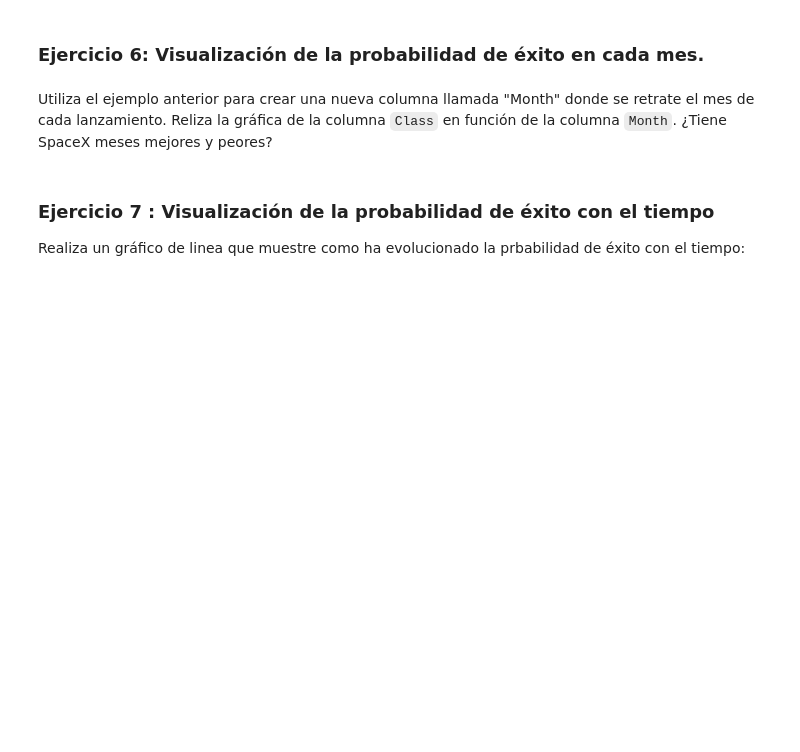
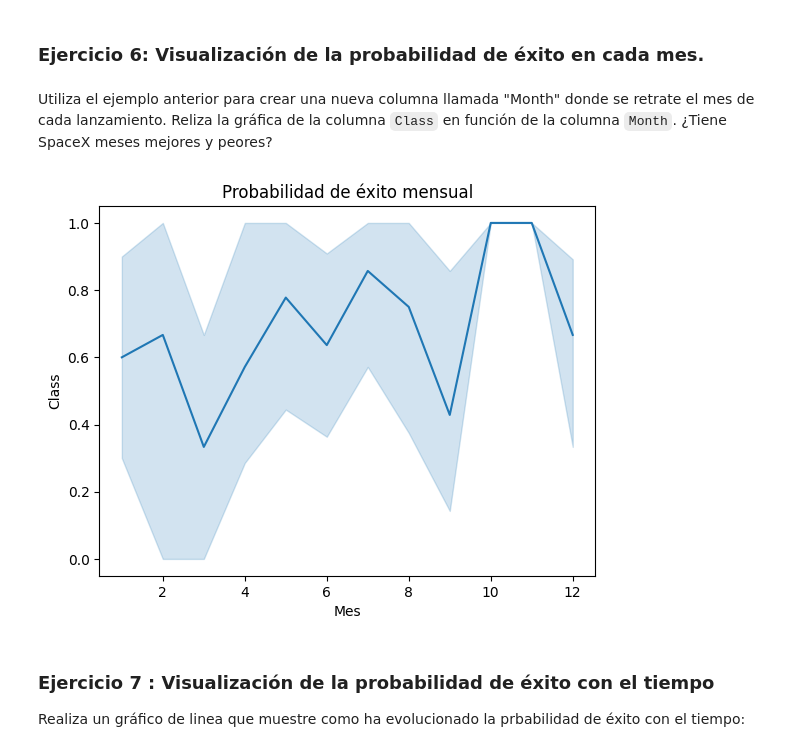
Before and after one commit to javiern1984/cursopython, a Jupyter notebook: Día 3/Javi SpaceX - 4 - EDA with Data Visualization.ipynb, the cells around one changed output. Drawn from its saved outputs; the diff is of its cells as text; code cells hidden in the pictures; blank space fills up the shorter version.

```diff
--- a/Día 3/Javi SpaceX - 4 - EDA with Data Visualization.ipynb
+++ b/Día 3/Javi SpaceX - 4 - EDA with Data Visualization.ipynb
@@ -250,3 +254,10 @@ Utiliza el ejemplo anterior para crear una nueva columna llamada "Month" donde s
+# %%
+#INSERTA AQUI TU CÓDIGO
+df["Mes"] = pd.DatetimeIndex(df["Date"]).month
+sns.lineplot(data=df, x='Mes', y='Class')
+plt.title('Probabilidad de éxito mensual');
+# %% [output]
+[figure, added]
 # %% [markdown]
 ### Ejercicio 7 : Visualización de la probabilidad de éxito con el tiempo
 
```
Also changed, not shown: parts of 9 cells of this notebook.
